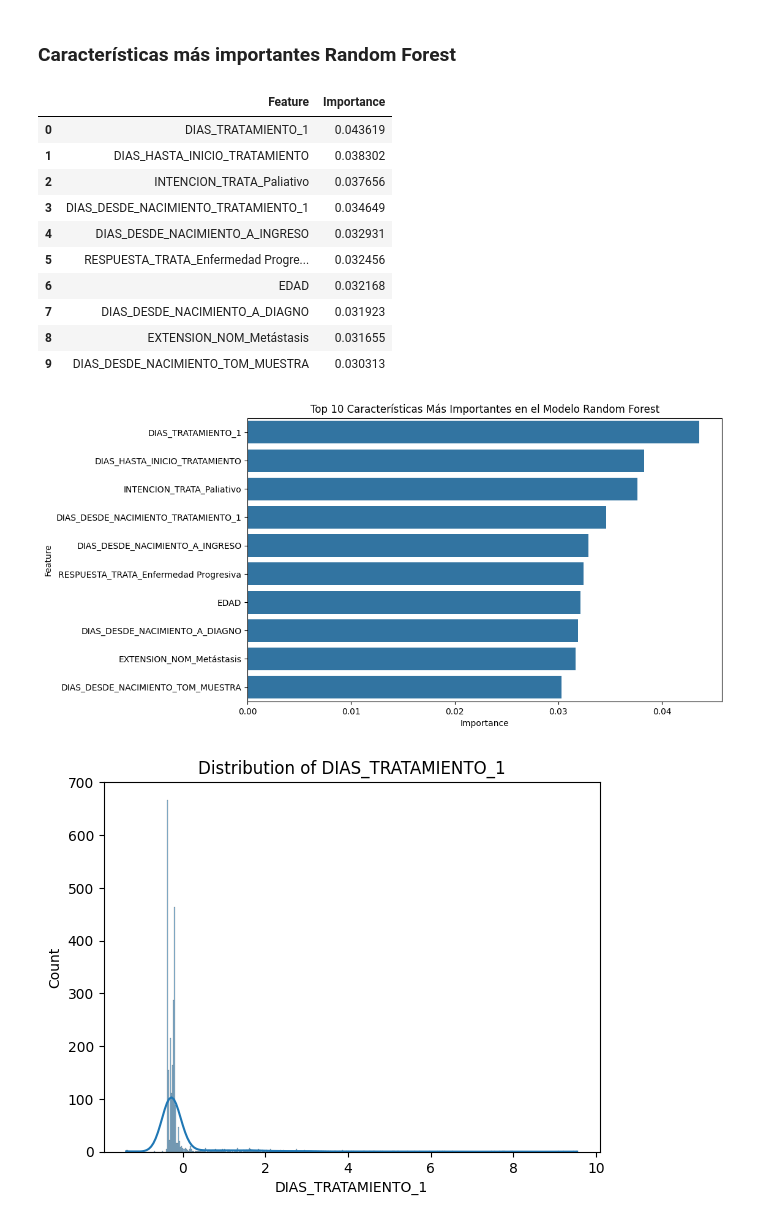
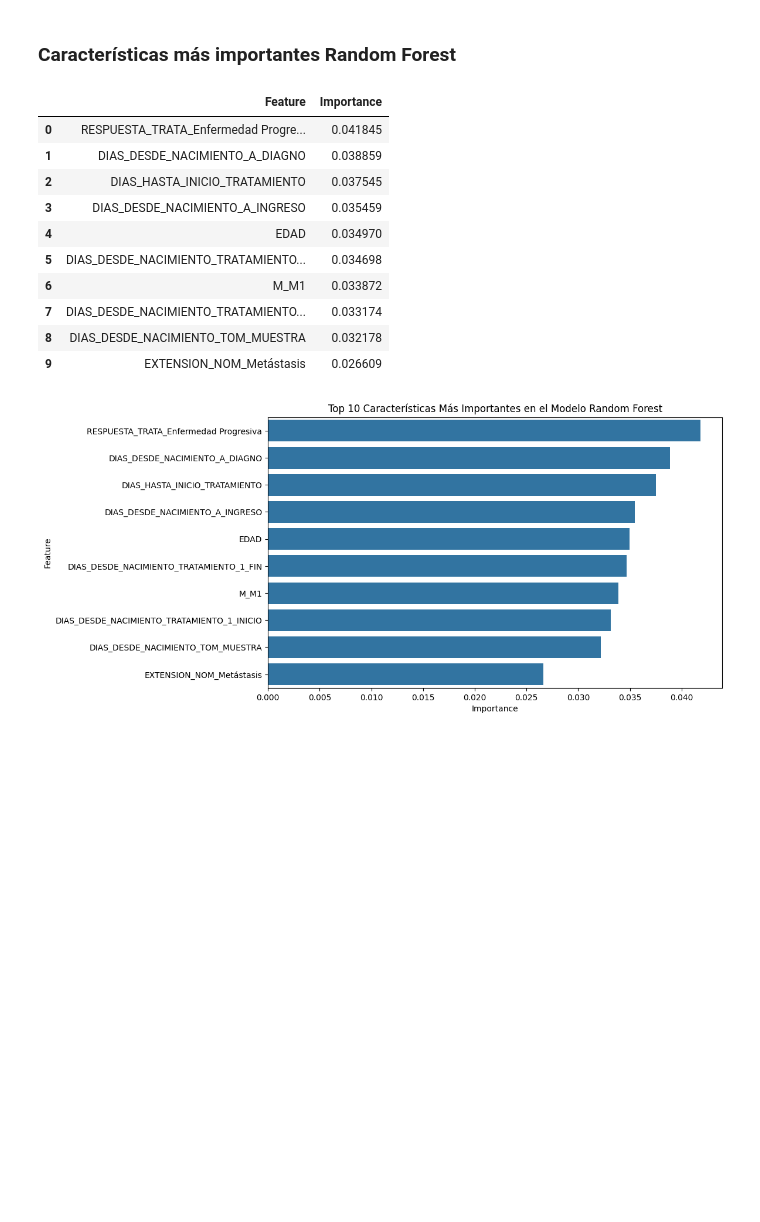
Before and after one commit to mperezlagos/ds-cancer-prostata, a Jupyter notebook: notebooks/8-modelos_clasificacion.ipynb, the cells around one changed output. Saved outputs shown, nothing was run; the diff lists cells and outputs as text; code cells hidden in the pictures; blank space fills up the shorter version.

Commit message:
actulizacion de modelos

```diff
--- a/notebooks/8-modelos_clasificacion.ipynb
+++ b/notebooks/8-modelos_clasificacion.ipynb
@@ -352,27 +341,0 @@ Best Random Search XGBoost params: {'subsample': 1.0, 'n_estimators': 200, 'max_
-# %%
-from sklearn.model_selection import GridSearchCV
-from sklearn.svm import SVC
-import joblib
-
-# Definir los hiperparámetros a buscar
-svm_params = {
-    'C': [10, 100],
-    'gamma': [ 0.001, 0.01, 'scale', 'auto'],
-    'kernel': ['linear', 'rbf']
-}
-
-# Crear el modelo GridSearchCV
-svm_grid = GridSearchCV(SVC(random_state=42), svm_params, cv=5, scoring='accuracy')
-
-# Ajustar el modelo a los datos de entrenamiento
-svm_grid.fit(X_train, y_train)
-
-# Obtener los mejores parámetros y la mejor puntuación
-best_svm = svm_grid.best_params_
-svm_best_score = svm_grid.best_score_
-
-print("Mejores hiperparámetros:", best_svm)
-print("Mejor puntuación de precisión:", svm_best_score)
-
-# Guardar el modelo entrenado
-joblib.dump(svm_grid.best_estimator_, '../models/cancer_survival_model-svm.pkl')
@@ -466,7 +422,7 @@ plt.show()
 ### Características más importantes Random Forest
 # %%
 # Obtener las características más importantes
-importances = rf.feature_importances_
+importances = best_rf_model.feature_importances_
 indices = np.argsort(importances)[::-1]
 
 # Seleccionar las 10 características más importantes
@@ -483,28 +439,21 @@ feature_importance_df = pd.DataFrame({
 feature_importance_df
 # %% [output]
 |  | Feature | Importance |
-| 0 | DIAS_TRATAMIENTO_1 | 0.043619 |
-| 1 | DIAS_HASTA_INICIO_TRATAMIENTO | 0.038302 |
-| 2 | INTENCION_TRATA_Paliativo | 0.037656 |
-| 3 | DIAS_DESDE_NACIMIENTO_TRATAMIENTO_1 | 0.034649 |
-| 4 | DIAS_DESDE_NACIMIENTO_A_INGRESO | 0.032931 |
-| 5 | RESPUESTA_TRATA_Enfermedad Progre... | 0.032456 |
-| 6 | EDAD | 0.032168 |
-| 7 | DIAS_DESDE_NACIMIENTO_A_DIAGNO | 0.031923 |
-| 8 | EXTENSION_NOM_Metástasis | 0.031655 |
-| 9 | DIAS_DESDE_NACIMIENTO_TOM_MUESTRA | 0.030313 |
+| 0 | RESPUESTA_TRATA_Enfermedad Progre... | 0.041845 |
+| 1 | DIAS_DESDE_NACIMIENTO_A_DIAGNO | 0.038859 |
+| 2 | DIAS_HASTA_INICIO_TRATAMIENTO | 0.037545 |
+| 3 | DIAS_DESDE_NACIMIENTO_A_INGRESO | 0.035459 |
+| 4 | EDAD | 0.034970 |
+| 5 | DIAS_DESDE_NACIMIENTO_TRATAMIENTO... | 0.034698 |
+| 6 | M_M1 | 0.033872 |
+| 7 | DIAS_DESDE_NACIMIENTO_TRATAMIENTO... | 0.033174 |
+| 8 | DIAS_DESDE_NACIMIENTO_TOM_MUESTRA | 0.032178 |
+| 9 | EXTENSION_NOM_Metástasis | 0.026609 |
 # %%
 # Visualización de la importancia de las características
 plt.figure(figsize=(10, 6))
 sns.barplot(x='Importance', y='Feature', data=feature_importance_df)
 plt.title('Top 10 Características Más Importantes en el Modelo Random Forest')
 plt.show()
-
-# Visualizar las distribuciones de las características más importantes
-for feature in top_features_names:
-    sns.histplot(df_encoded[feature], kde=True)
-    plt.title(f'Distribution of {feature}')
-    plt.show()
 # %% [output]
-[figure, old version]
+[figure, new version]
-[figure, removed]
```
Also changed, not shown: parts of 25 cells of this notebook, 9 other files.
